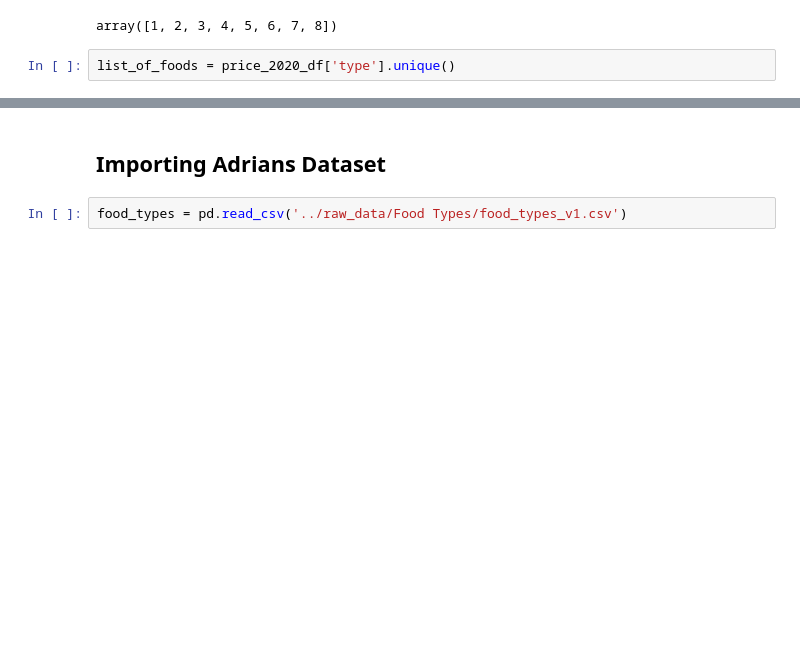
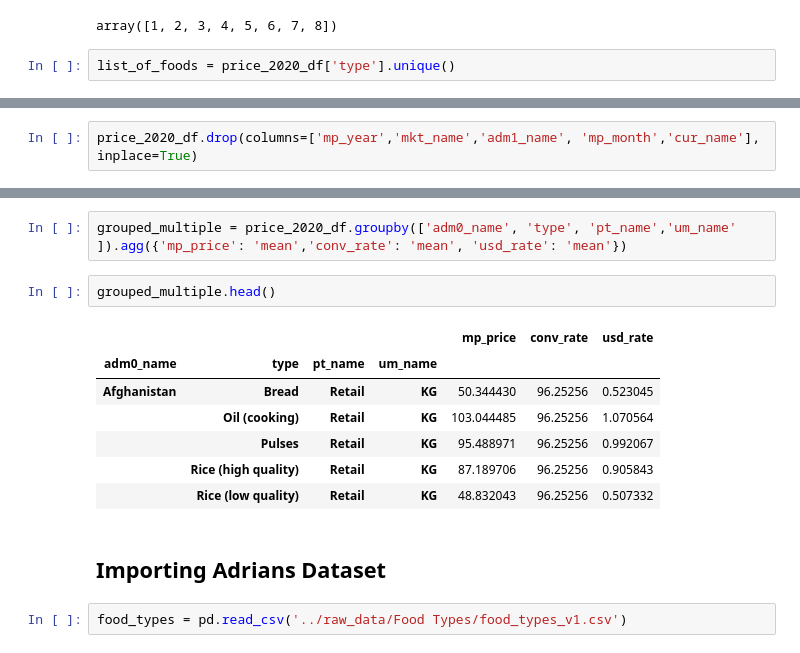
Before and after one commit to AllanRPetersen/Predicting-Food-Prices, a Jupyter notebook: notebooks/Allan_Cleaned Food Prices Grouped.ipynb, the cells around one changed output, grey strips where cells are left out. Drawn from its saved outputs; the diff is of its cells as text; blank space fills up the shorter version.

Commit message:
grouped datasets

```diff
--- a/notebooks/Allan_Cleaned Food Prices.ipynb
+++ b/notebooks/Allan_Cleaned Food Prices Grouped.ipynb
@@ -309,0 +323,2 @@ price_2020_df['type'].nunique()
+# %%
+price_2020_df.drop(columns=['mp_year','mkt_name','adm1_name', 'mp_month','cur_name'], inplace=True)
@@ -310,3 +334,15 @@ price_2020_df['type'].nunique()
+# %%
+grouped_multiple = price_2020_df.groupby(['adm0_name', 'type', 'pt_name','um_name' ]).agg({'mp_price': 'mean','conv_rate': 'mean', 'usd_rate': 'mean'})
+# %%
+grouped_multiple.head()
+# %% [output]
+|  |  |  |  | mp_price | conv_rate | usd_rate |
+| adm0_name | type | pt_name | um_name |  |  |  |
+| Afghanistan | Bread | Retail | KG | 50.344430 | 96.25256 | 0.523045 |
+|  | Oil (cooking) | Retail | KG | 103.044485 | 96.25256 | 1.070564 |
+|  | Pulses | Retail | KG | 95.488971 | 96.25256 | 0.992067 |
+|  | Rice (high quality) | Retail | KG | 87.189706 | 96.25256 | 0.905843 |
+|  | Rice (low quality) | Retail | KG | 48.832043 | 96.25256 | 0.507332 |
 # %% [markdown]
 ## Importing Adrians Dataset
 # %%
```
Also changed, not shown: parts of 56 cells of this notebook.
